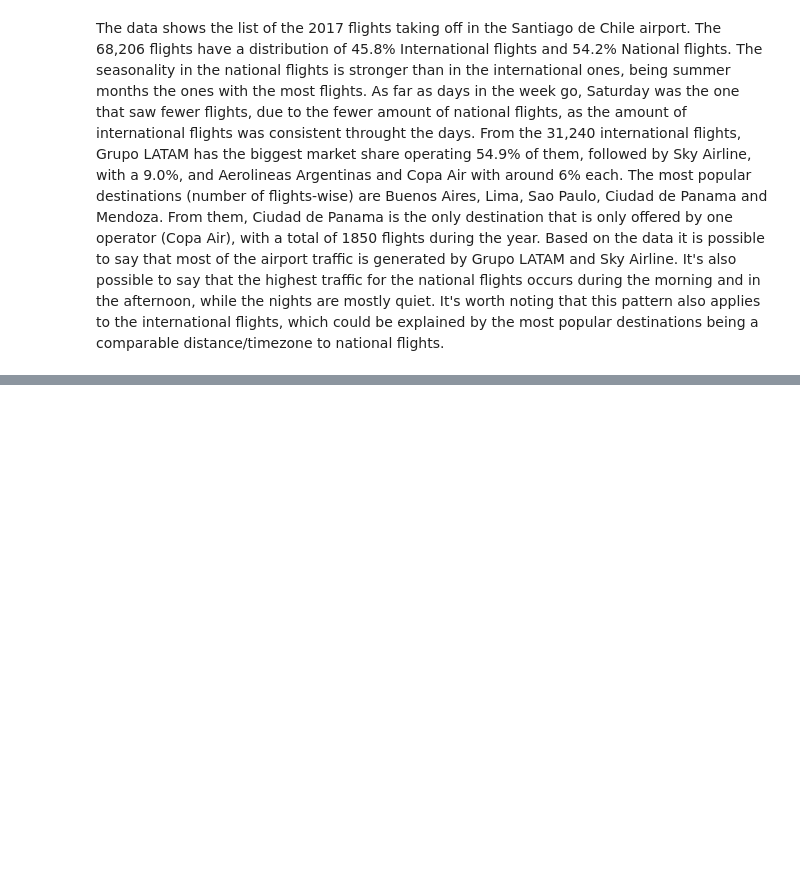
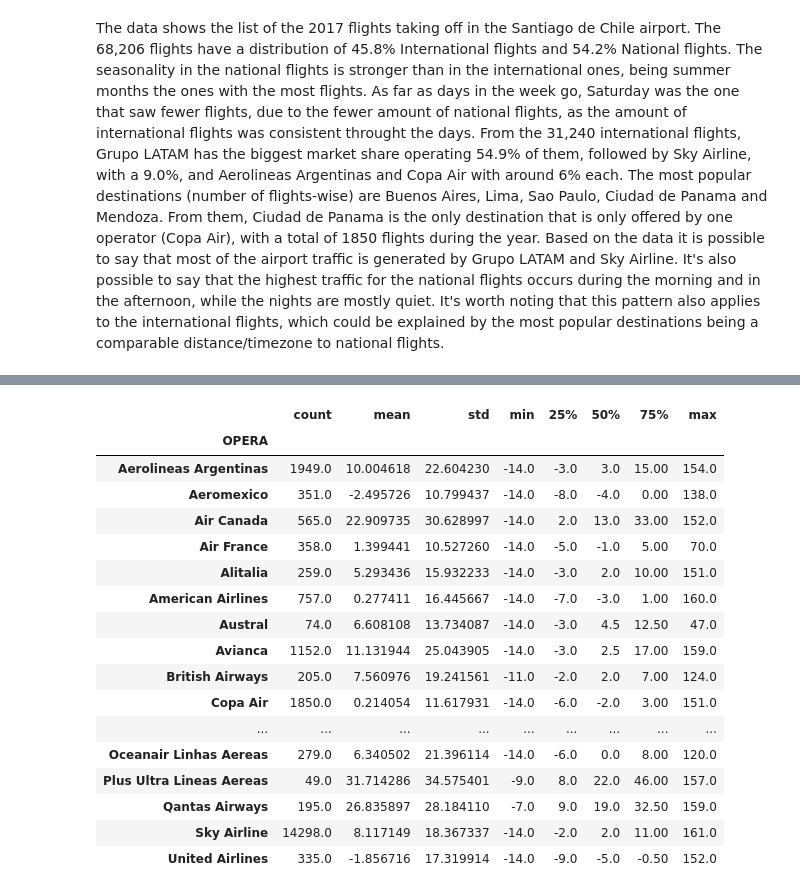
Before and after one commit to CamilaTr/DSC, a Jupyter notebook: solution.ipynb, the cells around one changed output, grey strips where cells are left out. Cells and saved outputs as stored; diff of their text form; code cells hidden in the pictures; blank space fills up the shorter version.

```diff
--- a/solution.ipynb
+++ b/solution.ipynb
@@ -182,0 +208,21 @@ Based on the data it is possible to say that most of the airport traffic is gene
+# %%
+dataset.groupby('OPERA')['min_diff'].describe()
+# %% [output]
+|  | count | mean | std | min | 25% | 50% | 75% | max |
+| OPERA |  |  |  |  |  |  |  |  |
+| Aerolineas Argentinas | 1949.0 | 10.004618 | 22.604230 | -14.0 | -3.0 | 3.0 | 15.00 | 154.0 |
+| Aeromexico | 351.0 | -2.495726 | 10.799437 | -14.0 | -8.0 | -4.0 | 0.00 | 138.0 |
+| Air Canada | 565.0 | 22.909735 | 30.628997 | -14.0 | 2.0 | 13.0 | 33.00 | 152.0 |
+| Air France | 358.0 | 1.399441 | 10.527260 | -14.0 | -5.0 | -1.0 | 5.00 | 70.0 |
+| Alitalia | 259.0 | 5.293436 | 15.932233 | -14.0 | -3.0 | 2.0 | 10.00 | 151.0 |
+| American Airlines | 757.0 | 0.277411 | 16.445667 | -14.0 | -7.0 | -3.0 | 1.00 | 160.0 |
+| Austral | 74.0 | 6.608108 | 13.734087 | -14.0 | -3.0 | 4.5 | 12.50 | 47.0 |
+| Avianca | 1152.0 | 11.131944 | 25.043905 | -14.0 | -3.0 | 2.5 | 17.00 | 159.0 |
+| British Airways | 205.0 | 7.560976 | 19.241561 | -11.0 | -2.0 | 2.0 | 7.00 | 124.0 |
+| Copa Air | 1850.0 | 0.214054 | 11.617931 | -14.0 | -6.0 | -2.0 | 3.00 | 151.0 |
+| ... | ... | ... | ... | ... | ... | ... | ... | ... |
+| Oceanair Linhas Aereas | 279.0 | 6.340502 | 21.396114 | -14.0 | -6.0 | 0.0 | 8.00 | 120.0 |
+| Plus Ultra Lineas Aereas | 49.0 | 31.714286 | 34.575401 | -9.0 | 8.0 | 22.0 | 46.00 | 157.0 |
+| Qantas Airways | 195.0 | 26.835897 | 28.184110 | -7.0 | 9.0 | 19.0 | 32.50 | 159.0 |
+| Sky Airline | 14298.0 | 8.117149 | 18.367337 | -14.0 | -2.0 | 2.0 | 11.00 | 161.0 |
+| United Airlines | 335.0 | -1.856716 | 17.319914 | -14.0 | -9.0 | -5.0 | -0.50 | 152.0 |
```
Also changed, not shown: parts of 10 cells of this notebook.
